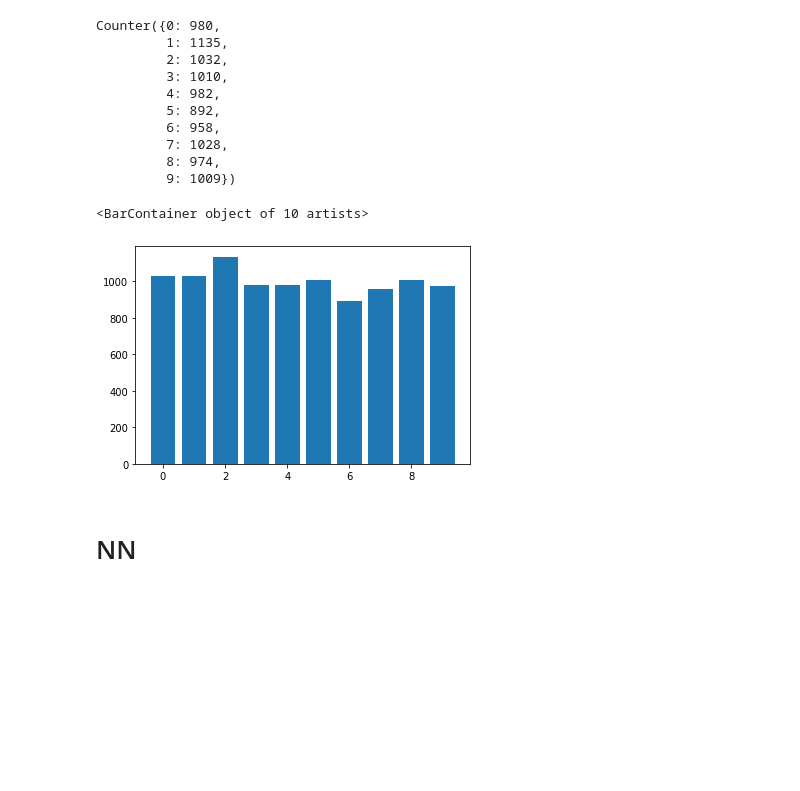
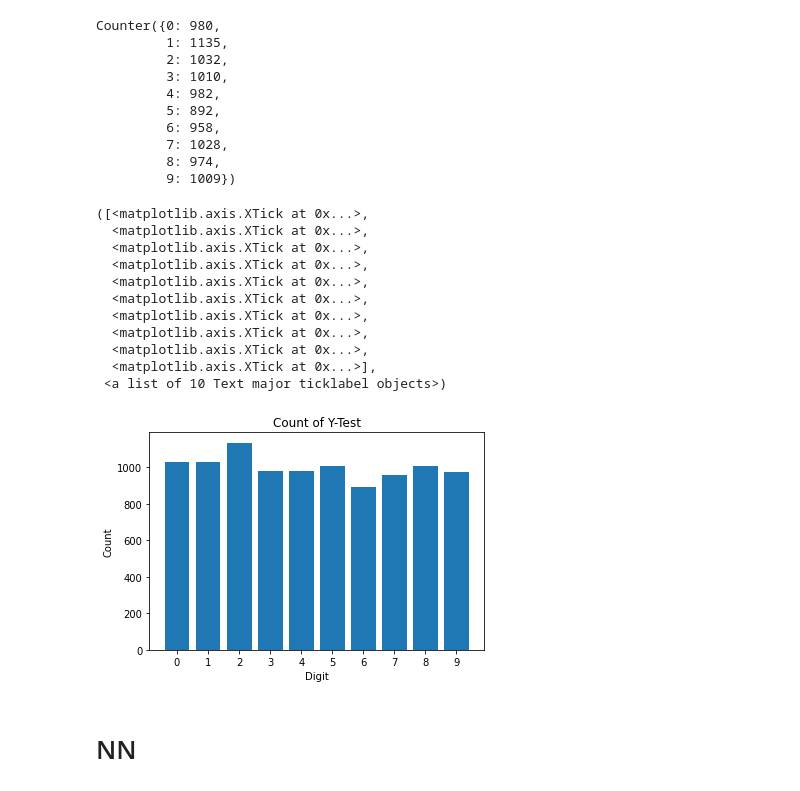
Before and after one commit to MarcoRSousa/DigitClassification, a Jupyter notebook: Python/DigitClassification_NN.ipynb, the cells around one changed output. Saved outputs shown, nothing was run; the diff lists cells and outputs as text; code cells hidden in the pictures; blank space fills up the shorter version.

```diff
--- a/Python/DigitClassification_NN.ipynb
+++ b/Python/DigitClassification_NN.ipynb
@@ -157,9 +178,23 @@ Counter({0: 980,
          9: 1009})
 # %%
 plt.bar(range(len(testLabelDict)), list(testLabelDict.values()), align='center')
+plt.title('Count of Y-Test')
+plt.ylabel('Count')
+plt.xlabel('Digit')
+plt.xticks(np.arange(0,10))
 # %% [output]
-<BarContainer object of 10 artists>
+([<matplotlib.axis.XTick at 0x...>,
+  <matplotlib.axis.XTick at 0x...>,
+  <matplotlib.axis.XTick at 0x...>,
+  <matplotlib.axis.XTick at 0x...>,
+  <matplotlib.axis.XTick at 0x...>,
+  <matplotlib.axis.XTick at 0x...>,
+  <matplotlib.axis.XTick at 0x...>,
+  <matplotlib.axis.XTick at 0x...>,
+  <matplotlib.axis.XTick at 0x...>,
+  <matplotlib.axis.XTick at 0x...>],
+ <a list of 10 Text major ticklabel objects>)
-[figure, old version]
+[figure, new version]
 # %%
 #If we wish to view the raw matrix
 #np.set_printoptions(edgeitems=1,linewidth=500,formatter=dict(float=lambda x: "%.3g" %x))
```
Also changed, not shown: parts of 20 cells of this notebook, 1 other file.
